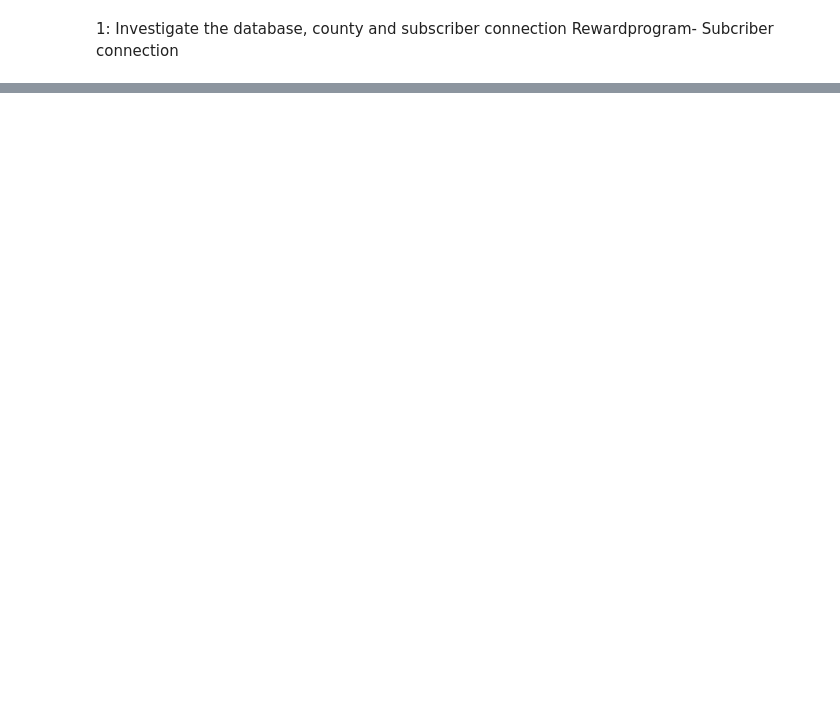
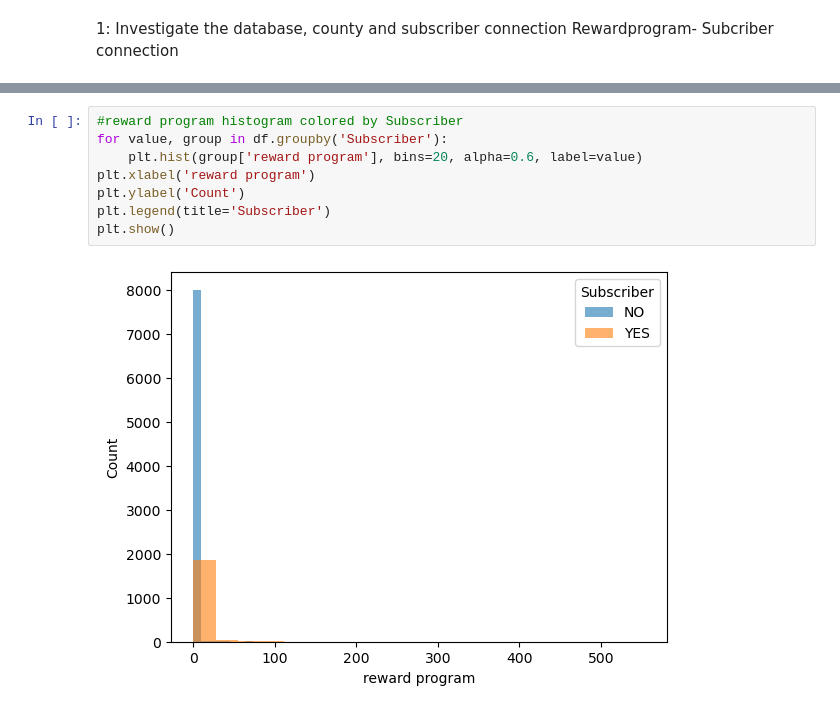
Before and after one commit to asoosandras/Zenara_BI, a Jupyter notebook: solution.ipynb, the cells around one changed output, grey strips where cells are left out. Drawn from its saved outputs; the diff is of its cells as text; blank space fills up the shorter version.

```diff
--- a/solution.ipynb
+++ b/solution.ipynb
@@ -53,0 +88,10 @@ df.head()
+# %%
+#reward program histogram colored by Subscriber
+for value, group in df.groupby('Subscriber'):
+    plt.hist(group['reward program'], bins=20, alpha=0.6, label=value)
+plt.xlabel('reward program')
+plt.ylabel('Count')
+plt.legend(title='Subscriber')
+plt.show()
+# %% [output]
+[figure, added]
```
Also changed, not shown: parts of 7 cells of this notebook.
